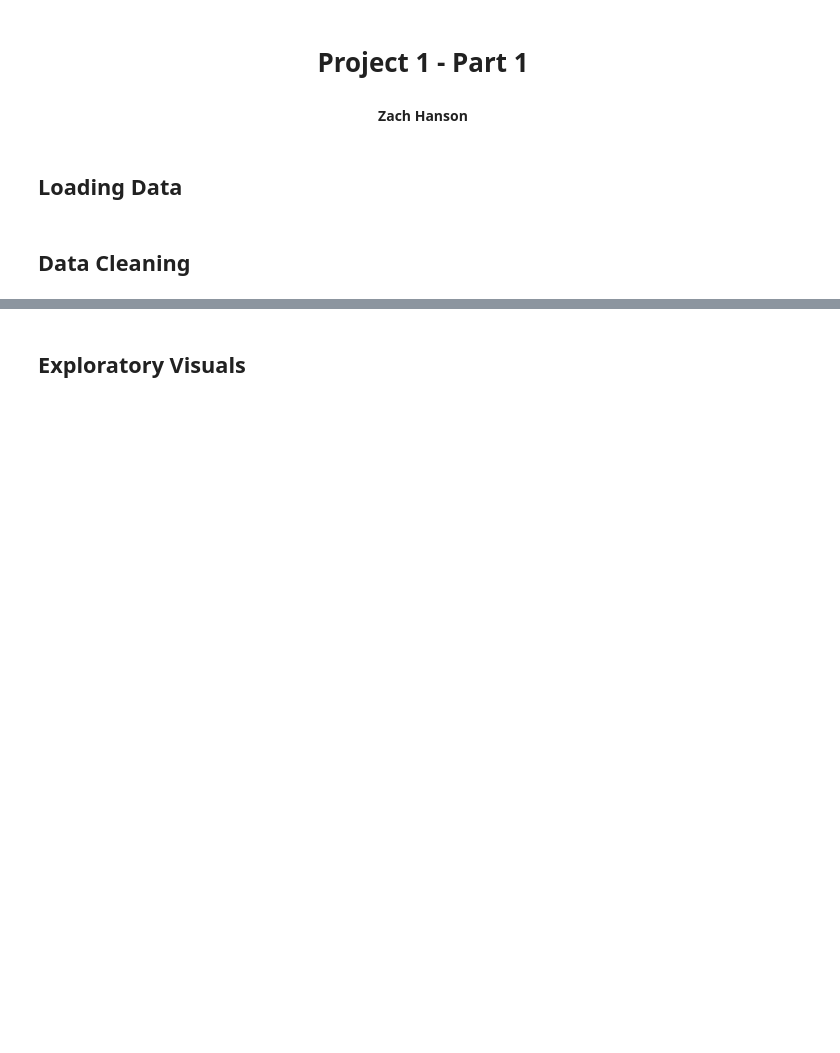
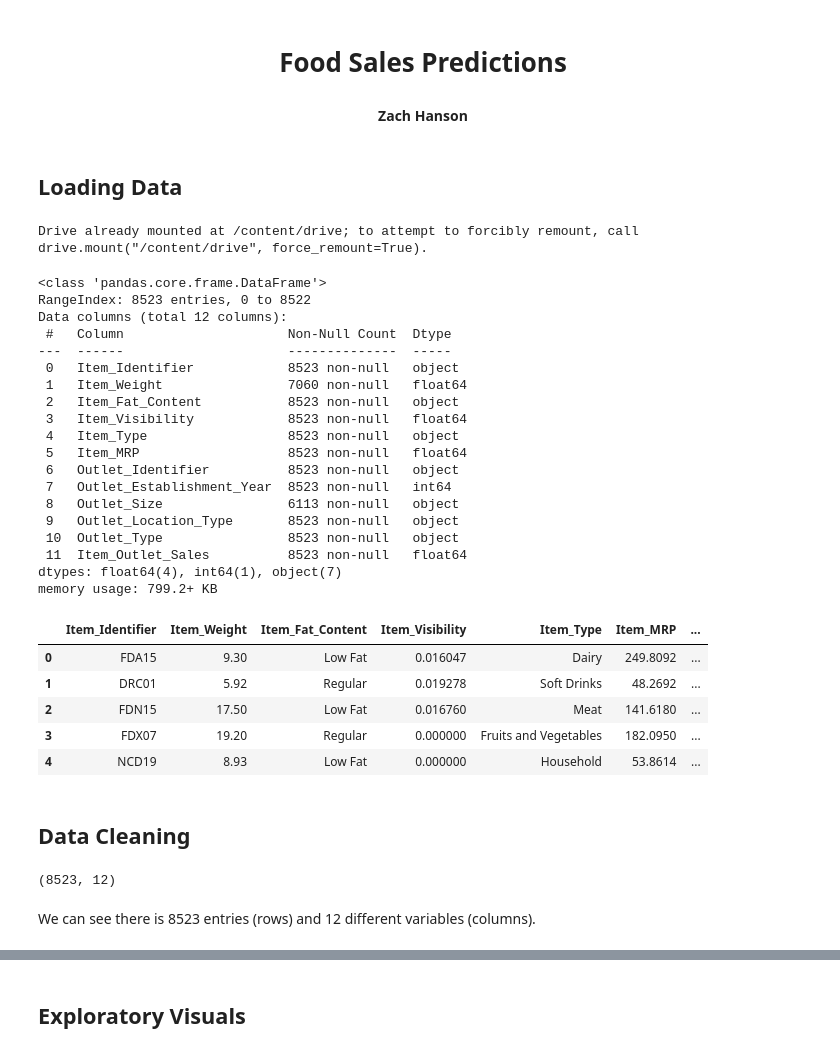
Before and after one commit to Zach-Hanson3/Food_Sales_Prediction_old, a Jupyter notebook: Food_Sales_Prediction.ipynb, the cells around one changed output, grey strips where cells are left out. Saved outputs shown, nothing was run; the diff lists cells and outputs as text; code cells hidden in the pictures; blank space fills up the shorter version.

```diff
--- a/Food_Sales_Prediction.ipynb
+++ b/Food_Sales_Prediction.ipynb
@@ -1,7 +1,7 @@
 # %% [markdown]
 <a href="https://colab.research.google.com/github/Zach-Hanson3/Food_Sales_Prediction/blob/main/Food_Sales_Prediction.ipynb" target="_parent"><img src="https://colab.research.google.com/assets/colab-badge.svg" alt="Open In Colab"/></a>
 # %% [markdown]
-# <center> Project 1 - Part 1 </center>
+# <center> Food Sales Predictions </center>
 #### <center> Zach Hanson </center>
 # %% [markdown]
 ## Loading Data
@@ -10,2 +8,49 @@
+# %%
+#Importing pandas
+import pandas as pd
+
+#Mounting drive
+from google.colab import drive
+drive.mount('/content/drive')
+# %% [output]
+Drive already mounted at /content/drive; to attempt to forcibly remount, call drive.mount("/content/drive", force_remount=True).
+# %%
+#Saving file path
+filename = '/content/drive/MyDrive/Coding Dojo/sales_predictions.csv'
+
+#Creating data frame using file path
+df = pd.read_csv(filename)
+
+#Creating a copy that we can safely alter without worrying about losing information
+sales_df = df.copy()
+
+sales_df.info()
+sales_df.head()
+# %% [output]
+<class 'pandas.core.frame.DataFrame'>
+RangeIndex: 8523 entries, 0 to 8522
+Data columns (total 12 columns):
+ #   Column                     Non-Null Count  Dtype
+---  ------                     --------------  -----
+ 0   Item_Identifier            8523 non-null   object
+ 1   Item_Weight                7060 non-null   float64
+ 2   Item_Fat_Content           8523 non-null   object
+ 3   Item_Visibility            8523 non-null   float64
+ 4   Item_Type                  8523 non-null   object
+ 5   Item_MRP                   8523 non-null   float64
+ 6   Outlet_Identifier          8523 non-null   object
+ 7   Outlet_Establishment_Year  8523 non-null   int64
+ 8   Outlet_Size                6113 non-null   object
+ 9   Outlet_Location_Type       8523 non-null   object
+ 10  Outlet_Type                8523 non-null   object
+ 11  Item_Outlet_Sales          8523 non-null   float64
+dtypes: float64(4), int64(1), object(7)
+memory usage: 799.2+ KB
+|  | Item_Identifier | Item_Weight | Item_Fat_Content | Item_Visibility | Item_Type | Item_MRP | ... |
+| 0 | FDA15 | 9.30 | Low Fat | 0.016047 | Dairy | 249.8092 | ... |
+| 1 | DRC01 | 5.92 | Regular | 0.019278 | Soft Drinks | 48.2692 | ... |
+| 2 | FDN15 | 17.50 | Low Fat | 0.016760 | Meat | 141.6180 | ... |
+| 3 | FDX07 | 19.20 | Regular | 0.000000 | Fruits and Vegetables | 182.0950 | ... |
+| 4 | NCD19 | 8.93 | Low Fat | 0.000000 | Household | 53.8614 | ... |
 # %% [markdown]
 ## Data Cleaning
@@ -13,0 +57,7 @@
+# %%
+#Start by finding the shape of this data frame
+sales_df.shape
+# %% [output]
+(8523, 12)
+# %% [markdown]
+We can see there is 8523 entries (rows) and 12 different variables (columns).
```
Also changed, not shown: parts of 37 cells of this notebook.
